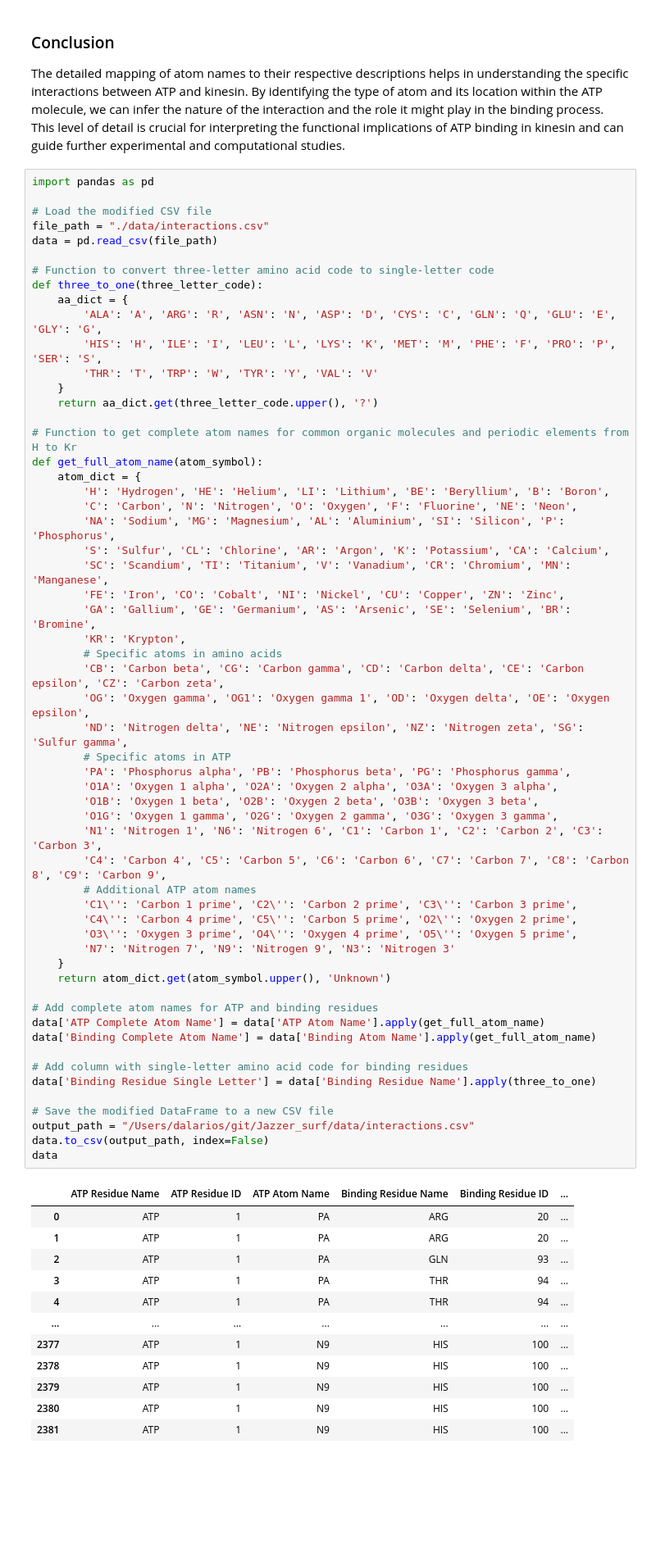
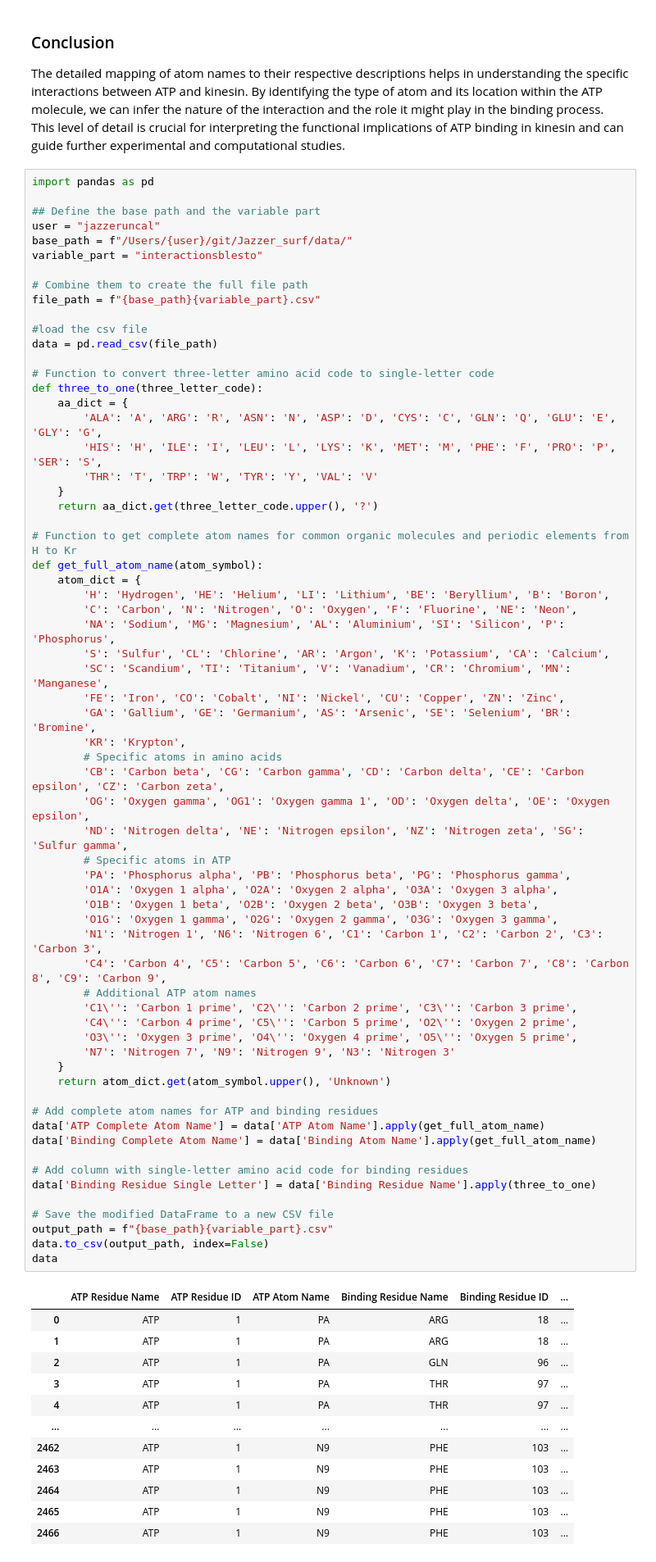
Before and after one commit to dalarios/Jazzer_surf, a Jupyter notebook: pymol-ATP_aa.ipynb, the cells around one changed output. Shown at 82% size. Saved outputs shown, nothing was run; the diff lists cells and outputs as text; blank space fills up the shorter version.

```diff
--- a/pymol-ATP_aa.ipynb
+++ b/pymol-ATP_aa.ipynb
@@ -61,8 +61,15 @@ The detailed mapping of atom names to their respective descriptions helps in und
 # %%
 import pandas as pd
 
-# Load the modified CSV file
-file_path = "./data/interactions.csv"
+## Define the base path and the variable part
+user = "jazzeruncal"
+base_path = f"/Users/{user}/git/Jazzer_surf/data/"
+variable_part = "interactionsblesto"
+
+# Combine them to create the full file path
+file_path = f"{base_path}{variable_part}.csv"
+
+#load the csv file
 data = pd.read_csv(file_path)
 
 # Function to convert three-letter amino acid code to single-letter code
@@ -89,42 +96,42 @@ def get_full_atom_name(atom_symbol):
         'CB': 'Carbon beta', 'CG': 'Carbon gamma', 'CD': 'Carbon delta', 'CE': 'Carbon epsilon', 'CZ': 'Carbon zeta',
         'OG': 'Oxygen gamma', 'OG1': 'Oxygen gamma 1', 'OD': 'Oxygen delta', 'OE': 'Oxygen epsilon',
         'ND': 'Nitrogen delta', 'NE': 'Nitrogen epsilon', 'NZ': 'Nitrogen zeta', 'SG': 'Sulfur gamma',
         # Specific atoms in ATP
         'PA': 'Phosphorus alpha', 'PB': 'Phosphorus beta', 'PG': 'Phosphorus gamma',
         'O1A': 'Oxygen 1 alpha', 'O2A': 'Oxygen 2 alpha', 'O3A': 'Oxygen 3 alpha',
         'O1B': 'Oxygen 1 beta', 'O2B': 'Oxygen 2 beta', 'O3B': 'Oxygen 3 beta',
         'O1G': 'Oxygen 1 gamma', 'O2G': 'Oxygen 2 gamma', 'O3G': 'Oxygen 3 gamma',
         'N1': 'Nitrogen 1', 'N6': 'Nitrogen 6', 'C1': 'Carbon 1', 'C2': 'Carbon 2', 'C3': 'Carbon 3',
         'C4': 'Carbon 4', 'C5': 'Carbon 5', 'C6': 'Carbon 6', 'C7': 'Carbon 7', 'C8': 'Carbon 8', 'C9': 'Carbon 9',
         # Additional ATP atom names
         'C1\'': 'Carbon 1 prime', 'C2\'': 'Carbon 2 prime', 'C3\'': 'Carbon 3 prime',
         'C4\'': 'Carbon 4 prime', 'C5\'': 'Carbon 5 prime', 'O2\'': 'Oxygen 2 prime',
         'O3\'': 'Oxygen 3 prime', 'O4\'': 'Oxygen 4 prime', 'O5\'': 'Oxygen 5 prime',
         'N7': 'Nitrogen 7', 'N9': 'Nitrogen 9', 'N3': 'Nitrogen 3'
     }
     return atom_dict.get(atom_symbol.upper(), 'Unknown')
 
 # Add complete atom names for ATP and binding residues
 data['ATP Complete Atom Name'] = data['ATP Atom Name'].apply(get_full_atom_name)
 data['Binding Complete Atom Name'] = data['Binding Atom Name'].apply(get_full_atom_name)
 
 # Add column with single-letter amino acid code for binding residues
 data['Binding Residue Single Letter'] = data['Binding Residue Name'].apply(three_to_one)
 
 # Save the modified DataFrame to a new CSV file
-output_path = "/Users/dalarios/git/Jazzer_surf/data/interactions.csv"
+output_path = f"{base_path}{variable_part}.csv"
 data.to_csv(output_path, index=False)
 data
 # %% [output]
 |  | ATP Residue Name | ATP Residue ID | ATP Atom Name | Binding Residue Name | Binding Residue ID | ... |
-| 0 | ATP | 1 | PA | ARG | 20 | ... |
-| 1 | ATP | 1 | PA | ARG | 20 | ... |
-| 2 | ATP | 1 | PA | GLN | 93 | ... |
-| 3 | ATP | 1 | PA | THR | 94 | ... |
-| 4 | ATP | 1 | PA | THR | 94 | ... |
+| 0 | ATP | 1 | PA | ARG | 18 | ... |
+| 1 | ATP | 1 | PA | ARG | 18 | ... |
+| 2 | ATP | 1 | PA | GLN | 96 | ... |
+| 3 | ATP | 1 | PA | THR | 97 | ... |
+| 4 | ATP | 1 | PA | THR | 97 | ... |
 | ... | ... | ... | ... | ... | ... | ... |
-| 2377 | ATP | 1 | N9 | HIS | 100 | ... |
-| 2378 | ATP | 1 | N9 | HIS | 100 | ... |
-| 2379 | ATP | 1 | N9 | HIS | 100 | ... |
-| 2380 | ATP | 1 | N9 | HIS | 100 | ... |
-| 2381 | ATP | 1 | N9 | HIS | 100 | ... |
+| 2462 | ATP | 1 | N9 | PHE | 103 | ... |
+| 2463 | ATP | 1 | N9 | PHE | 103 | ... |
+| 2464 | ATP | 1 | N9 | PHE | 103 | ... |
+| 2465 | ATP | 1 | N9 | PHE | 103 | ... |
+| 2466 | ATP | 1 | N9 | PHE | 103 | ... |
```
Also changed, not shown: parts of 4 cells of this notebook, 38 other files.
